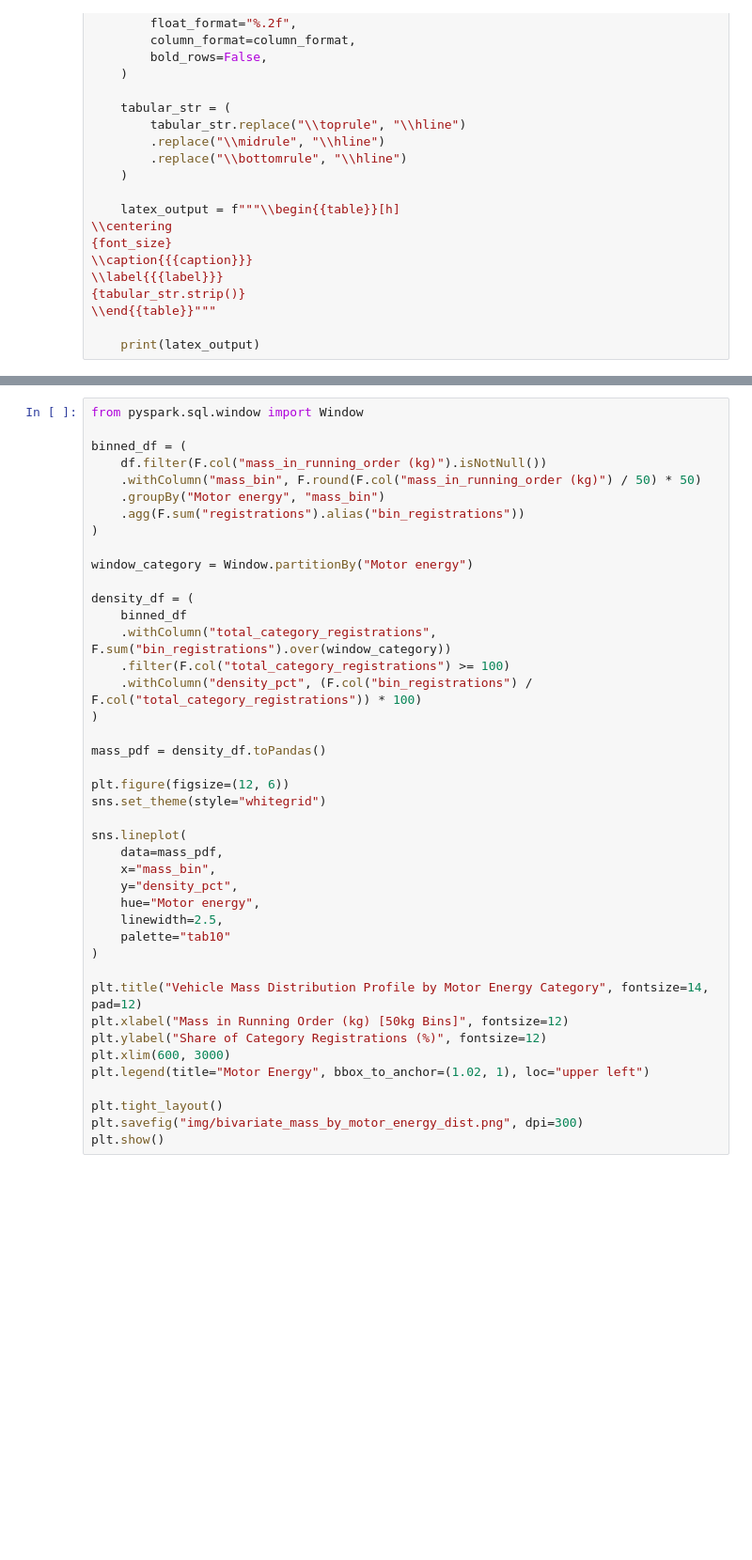
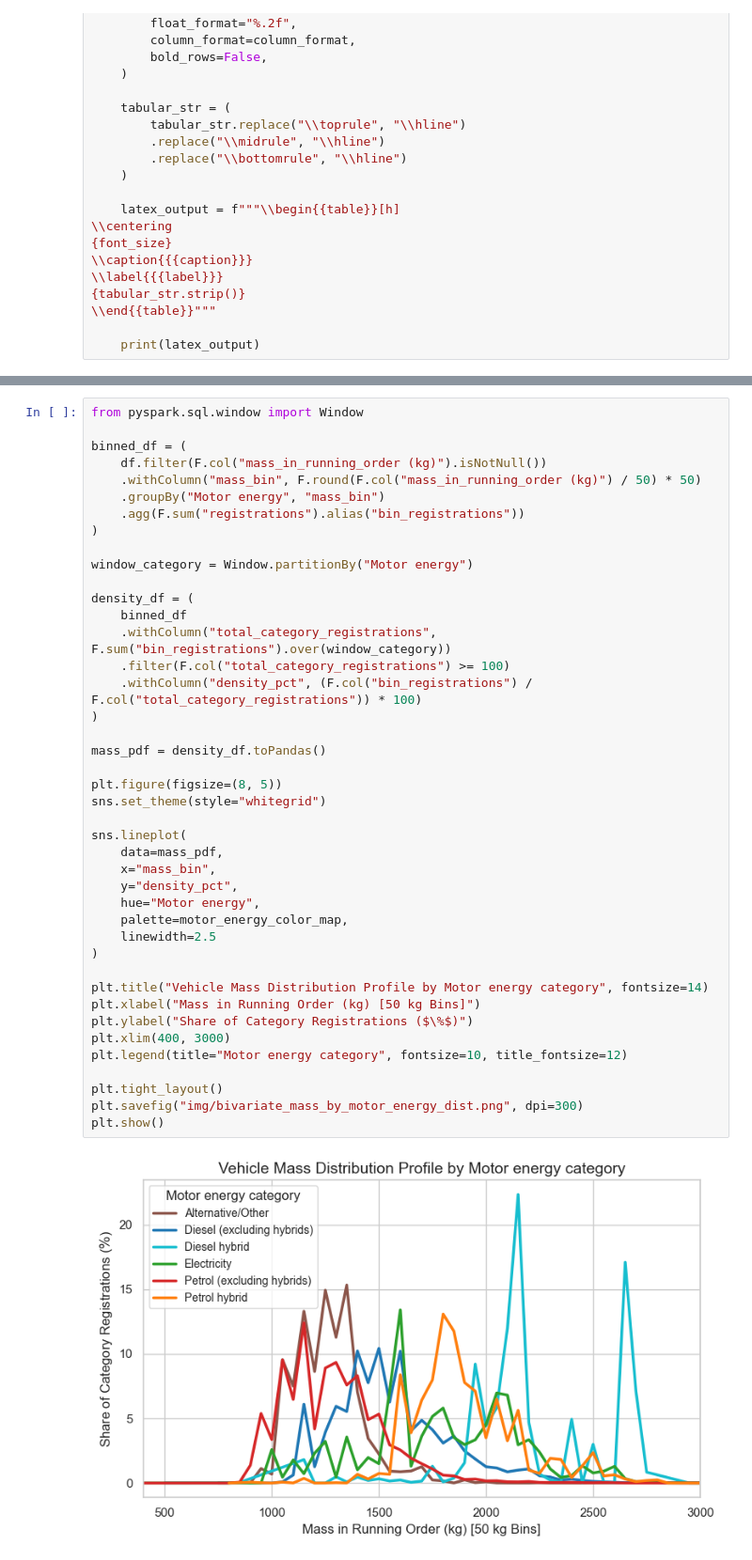
Before and after one commit to GianlucaRigatti/dataviz-project, a Jupyter notebook: technical_report/4_dataset_graphing_eea_co2_emissions_from_passenger_cars.ipynb, the cells around one changed output, grey strips where cells are left out. Shown at 94% size. Saved outputs shown, nothing was run; the diff lists cells and outputs as text; blank space fills up the shorter version.

```diff
--- a/technical_report/4_dataset_graphing_eea_co2_emissions_from_passenger_cars.ipynb
+++ b/technical_report/4_dataset_graphing_eea_co2_emissions_from_passenger_cars.ipynb
@@ -255,41 +349,43 @@ binned_df = (
     df.filter(F.col("mass_in_running_order (kg)").isNotNull())
     .withColumn("mass_bin", F.round(F.col("mass_in_running_order (kg)") / 50) * 50)
     .groupBy("Motor energy", "mass_bin")
     .agg(F.sum("registrations").alias("bin_registrations"))
 )
 
 window_category = Window.partitionBy("Motor energy")
 
 density_df = (
     binned_df
     .withColumn("total_category_registrations", F.sum("bin_registrations").over(window_category))
     .filter(F.col("total_category_registrations") >= 100)
     .withColumn("density_pct", (F.col("bin_registrations") / F.col("total_category_registrations")) * 100)
 )
 
 mass_pdf = density_df.toPandas()
 
-plt.figure(figsize=(12, 6))
+plt.figure(figsize=(8, 5))
 sns.set_theme(style="whitegrid")
 
 sns.lineplot(
     data=mass_pdf,
     x="mass_bin",
     y="density_pct",
     hue="Motor energy",
-    linewidth=2.5,
-    palette="tab10"
+    palette=motor_energy_color_map,
+    linewidth=2.5
 )
 
-plt.title("Vehicle Mass Distribution Profile by Motor Energy Category", fontsize=14, pad=12)
-plt.xlabel("Mass in Running Order (kg) [50kg Bins]", fontsize=12)
-plt.ylabel("Share of Category Registrations (%)", fontsize=12)
-plt.xlim(600, 3000)
-plt.legend(title="Motor Energy", bbox_to_anchor=(1.02, 1), loc="upper left")
+plt.title("Vehicle Mass Distribution Profile by Motor energy category", fontsize=14)
+plt.xlabel("Mass in Running Order (kg) [50 kg Bins]")
+plt.ylabel("Share of Category Registrations ($\%$)")
+plt.xlim(400, 3000)
+plt.legend(title="Motor energy category", fontsize=10, title_fontsize=12)
 
 plt.tight_layout()
 plt.savefig("img/bivariate_mass_by_motor_energy_dist.png", dpi=300)
 plt.show()
+# %% [output]
+[figure, added]
 # %%
 import matplotlib.pyplot as plt
 import seaborn as sns
```
Also changed, not shown: parts of 9 cells of this notebook, 3 other files.
